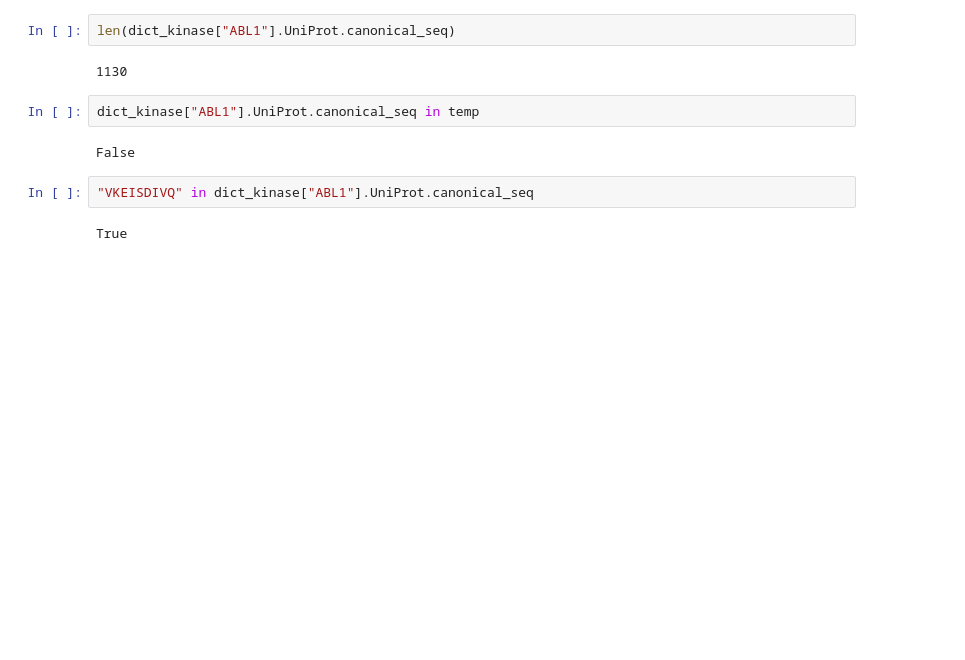
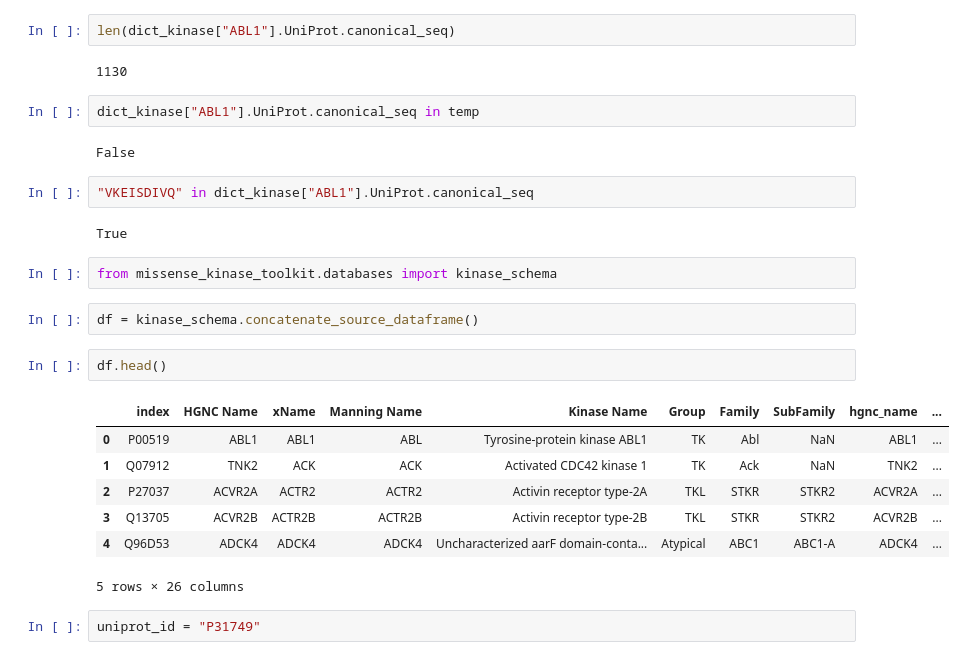
Before and after one commit to choderalab/missense-kinase-toolkit, a Jupyter notebook: notebooks/klifs_pocket.ipynb, the cells around one changed output. Cells and saved outputs as stored; diff of their text form; blank space fills up the shorter version.

```diff
--- a/notebooks/klifs_pocket.ipynb
+++ b/notebooks/klifs_pocket.ipynb
@@ -192,3 +192,19 @@ False
 "VKEISDIVQ" in dict_kinase["ABL1"].UniProt.canonical_seq
 # %% [output]
 True
+# %%
+from missense_kinase_toolkit.databases import kinase_schema
+# %%
+df = kinase_schema.concatenate_source_dataframe()
+# %%
+df.head()
+# %% [output]
+|  | index | HGNC Name | xName | Manning Name | Kinase Name | Group | Family | SubFamily | hgnc_name | ... |
+| 0 | P00519 | ABL1 | ABL1 | ABL | Tyrosine-protein kinase ABL1 | TK | Abl | NaN | ABL1 | ... |
+| 1 | Q07912 | TNK2 | ACK | ACK | Activated CDC42 kinase 1 | TK | Ack | NaN | TNK2 | ... |
+| 2 | P27037 | ACVR2A | ACTR2 | ACTR2 | Activin receptor type-2A | TKL | STKR | STKR2 | ACVR2A | ... |
+| 3 | Q13705 | ACVR2B | ACTR2B | ACTR2B | Activin receptor type-2B | TKL | STKR | STKR2 | ACVR2B | ... |
+| 4 | Q96D53 | ADCK4 | ADCK4 | ADCK4 | Uncharacterized aarF domain-conta... | Atypical | ABC1 | ABC1-A | ADCK4 | ... |
+5 rows × 26 columns
+# %%
+uniprot_id = "P31749"
```
Also changed, not shown: parts of 1 cell of this notebook, 4 other files.
